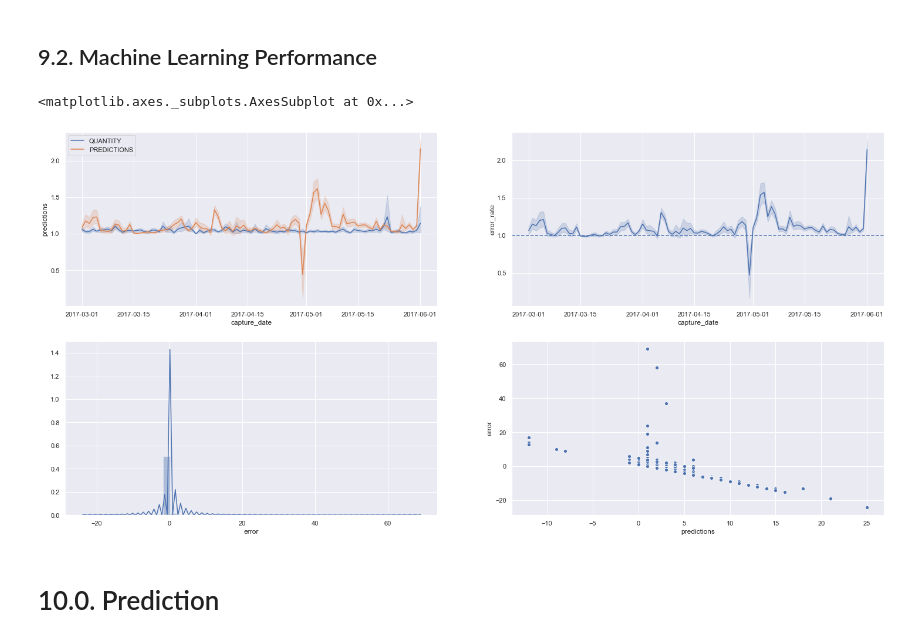
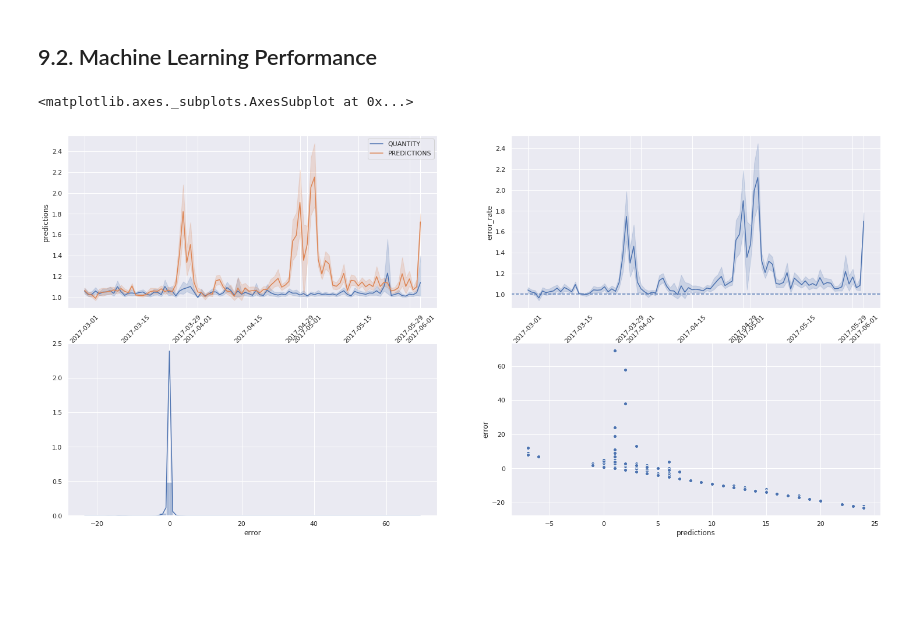
Before and after one commit to Meigarom/Demand-Forecast, a Jupyter notebook: notebooks/Products-Prediction.ipynb, the cells around one changed output. Cells and saved outputs as stored; diff of their text form; code cells hidden in the pictures; blank space fills up the shorter version.

```diff
--- a/notebooks/Products-Prediction.ipynb
+++ b/notebooks/Products-Prediction.ipynb
@@ -347,6 +347,12 @@ df2['process_date_week_of_year'] = df2['process_date'].dt.weekofyear
 # year week
 df2['capture_year_week'] = df2['capture_date'].dt.strftime( '%Y-%W' )
 df2['process_year_week'] = df2['process_date'].dt.strftime( '%Y-%W' )
+
+# day after launch
+aux = df2[['code', 'capture_date']].groupby( 'code' ).min().reset_index().rename( columns = {'capture_date':'first_day'} )
+df2 = pd.merge( df2, aux, how='left', on='code' )
+df2['day_after_launch'] = ( df2['capture_date'] - df2['first_day'] ).apply( lambda x: x.days ).astype( int )
+df2 = df2.drop( 'first_day', axis=1 )
 
 # unit price
 df2['unit_price'] = df2['price'] / df2['quantity']
@@ -502,11 +627,12 @@ X_train.head()
 # %%
 cols_selected_boruta = [
     'capture_date_year',
-    'capture_date_month',
+    #'capture_date_month',
     'capture_date_month_sin',
     'capture_date_month_cos',
     'capture_date_day_sin',
     'capture_date_day_cos',
+    'day_after_launch',
     'capture_date_week_of_year_sin',
     'capture_date_week_of_year_cos',
     'enc_unit_price',
@@ -537,7 +663,7 @@ cols_selected_boruta = [
 
 
 # columns to add
-feat_to_add = ['code', 'capture_date', 'quantity']
+feat_to_add = ['code', 'capture_date_month', 'capture_date', 'quantity']
 
 cols_selected_boruta_full = cols_selected_boruta.copy()
 cols_selected_boruta_full.extend( feat_to_add )
@@ -750,19 +849,19 @@ aux.sort_values( ['code', 'capture_date_month'] )
 # %%
 plt.subplot( 2, 2, 1 )
 sns.lineplot( x='capture_date', y='quantity', data=df9, label='QUANTITY' )
 sns.lineplot( x='capture_date', y='predictions', data=df9, label='PREDICTIONS' )
+plt.xticks( rotation=45 );
 
 plt.subplot( 2, 2, 2 )
 sns.lineplot( x='capture_date', y='error_rate', data=df9 )
 plt.axhline( 1, linestyle='--')
+plt.xticks( rotation=45 );
 
 plt.subplot( 2, 2, 3 )
 sns.distplot( df9['error'] )
 
 plt.subplot( 2, 2, 4 )
 sns.scatterplot( df9['predictions'], df9['error'] )
 # %% [output]
 <matplotlib.axes._subplots.AxesSubplot at 0x...>
-[figure, old version]
+[figure, new version]
-# %% [markdown]
-# 10.0. Prediction
```
Also changed, not shown: parts of 42 cells of this notebook.
